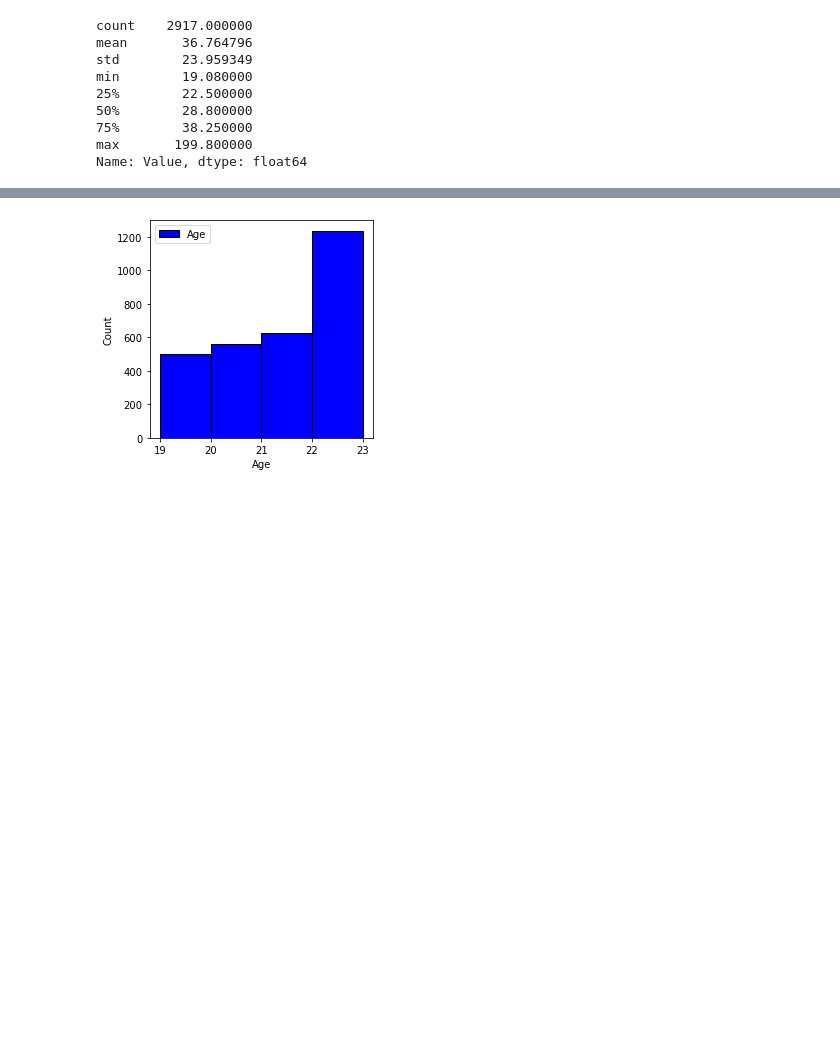
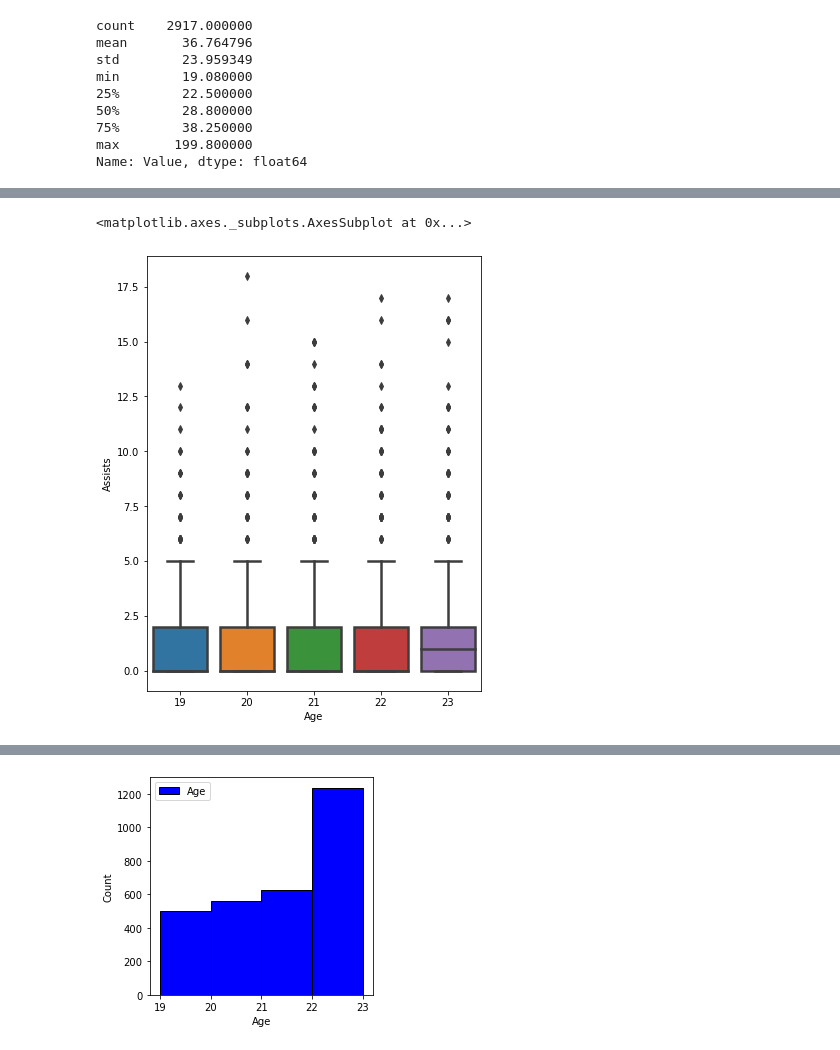
Before and after one commit to ozerm/Soccer_player_transfer_value_prediction, a Jupyter notebook: EDA.ipynb, the cells around one changed output, grey strips where cells are left out. Drawn from its saved outputs; the diff is of its cells as text; code cells hidden in the pictures; blank space fills up the shorter version.

```diff
--- a/EDA.ipynb
+++ b/EDA.ipynb
@@ -69,0 +210,6 @@ sns.boxplot(x='Goals', y='Age', data= df , linewidth=2.5)
+# %%
+plt.subplots(figsize=(6,8))
+sns.boxplot(x='Age', y='Assists', data= df , linewidth=2.5)
+# %% [output]
+<matplotlib.axes._subplots.AxesSubplot at 0x...>
+[figure, added]
```
Also changed, not shown: parts of 23 cells of this notebook.
